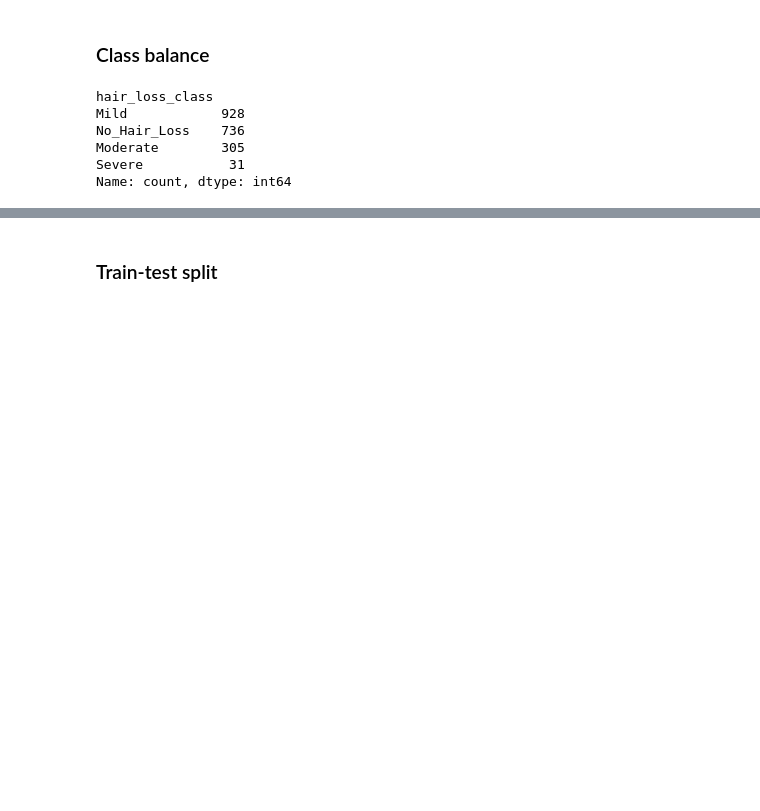
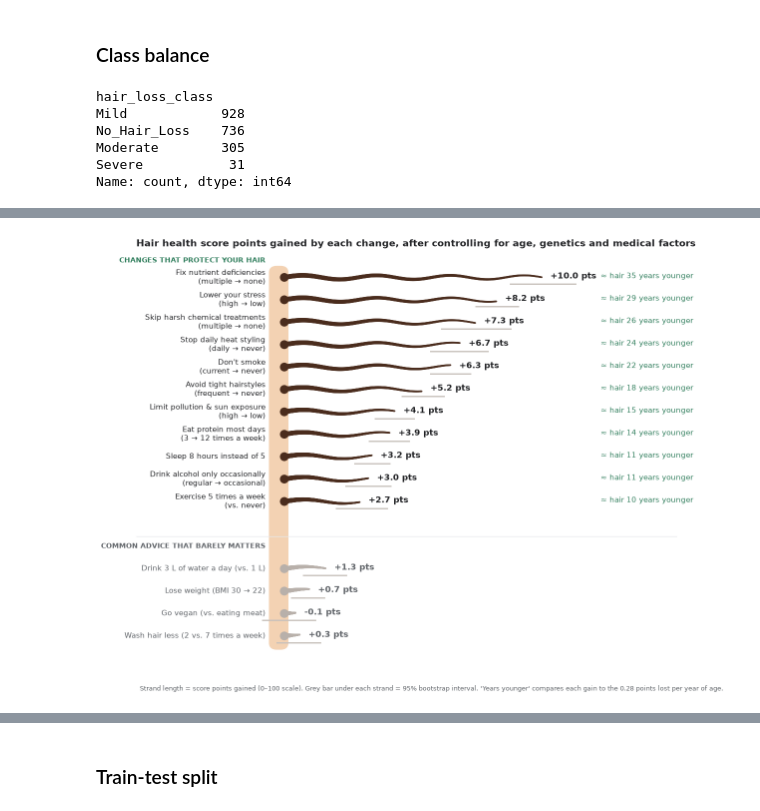
Before and after one commit to JayDbb/Hair-Loss-Classification-Model, a Jupyter notebook: hair_health.ipynb, the cells around one changed output, grey strips where cells are left out. Saved outputs shown, nothing was run; the diff lists cells and outputs as text; code cells hidden in the pictures; blank space fills up the shorter version.

Commit message:
Add lifestyle insight visuals: protection plan, genes vs habits, split ends

```diff
--- a/hair_health.ipynb
+++ b/hair_health.ipynb
@@ -267,0 +335,79 @@ Name: count, dtype: int64
+# %%
+def contrast(cf, good, bad):
+    return cf[good] - cf[bad]
+
+actions = [  # (label, function of a coefficient vector -> score points gained)
+    ("Fix nutrient deficiencies\n(multiple → none)", lambda c: contrast(c, "nutritional_deficiency_No_Deficiency", "nutritional_deficiency_Multiple")),
+    ("Lower your stress\n(high → low)", lambda c: contrast(c, "stress_level_Low", "stress_level_High")),
+    ("Skip harsh chemical treatments\n(multiple → none)", lambda c: contrast(c, "chemical_hair_treatment_No_Chemical_Treatment", "chemical_hair_treatment_Multiple")),
+    ("Stop daily heat styling\n(daily → never)", lambda c: contrast(c, "heat_styling_frequency_Never", "heat_styling_frequency_Daily")),
+    ("Don't smoke\n(current → never)", lambda c: contrast(c, "smoking_status_Never", "smoking_status_Current")),
+    ("Avoid tight hairstyles\n(frequent → never)", lambda c: contrast(c, "tight_hairstyle_frequency_Never", "tight_hairstyle_frequency_Frequent")),
+    ("Eat protein most days\n(3 → 12 times a week)", lambda c: c["protein_frequency_per_week"] * 9),
+    ("Limit pollution & sun exposure\n(high → low)", lambda c: contrast(c, "environmental_exposure_Low", "environmental_exposure_High")),
+    ("Sleep 8 hours instead of 5", lambda c: c["sleep_hours"] * 3),
+    ("Drink alcohol only occasionally\n(regular → occasional)", lambda c: contrast(c, "alcohol_consumption_Occasional", "alcohol_consumption_Regular")),
+    ("Exercise 5 times a week\n(vs. never)", lambda c: c["exercise_frequency_per_week"] * 5),
+]
+myths = [
+    ("Drink 3 L of water a day (vs. 1 L)", lambda c: c["water_intake_liters"] * 2),
+    ("Lose weight (BMI 30 → 22)", lambda c: c["bmi"] * -8),
+    ("Go vegan (vs. eating meat)", lambda c: contrast(c, "diet_type_Vegan", "diet_type_Non_Vegetarian")),
+    ("Wash hair less (2 vs. 7 times a week)", lambda c: c["wash_frequency_per_week"] * -5),
+]
+
+def summarise(items):
+    out = []
+    for label, f in items:
+        bs = np.array([f(b) for b in boot])
+        out.append((label, f(coefs), *np.percentile(bs, [2.5, 97.5])))
+    return pd.DataFrame(out, columns=["label", "pts", "lo", "hi"])
+
+act = summarise(actions).sort_values("pts", ascending=False).reset_index(drop=True)
+myt = summarise(myths)
+
+rows = len(act) + len(myt) + 2  # spacer rows for the myth header
+fig, ax = plt.subplots(figsize=(14, 10.5))
+y_positions = list(range(rows - 1, rows - 1 - len(act), -1)) + list(range(len(myt) - 1, -1, -1))
+max_pts = act["pts"].max()
+
+# the scalp: a skin band on the left that every strand grows out of
+ax.add_patch(FancyBboxPatch((-0.9, -0.6), 0.75, rows + 0.1, boxstyle="round,pad=0,rounding_size=0.3",
+                            color=SKIN, zorder=1))
+for (i, r), yy in zip(pd.concat([act, myt]).reset_index(drop=True).iterrows(), y_positions):
+    is_myth = i >= len(act)
+    col = "#B8B0AA" if is_myth else HAIR
+    length = max(r["pts"], 0.15)
+    ax.add_patch(Ellipse((-0.3, yy), 0.32, 0.36, color=col, zorder=3))  # follicle bulb
+    t = np.linspace(0, 1, 200)
+    xs = -0.3 + (length + 0.3) * t
+    ys = yy + 0.09 * np.sin(t * length * 2.2)
+    for k in range(len(t) - 1):  # tapering strand
+        ax.plot(xs[k:k + 2], ys[k:k + 2], color=col, lw=7 * (1 - 0.65 * t[k]), solid_capstyle="round", zorder=2)
+    ax.plot([r["lo"], r["hi"]], [yy - 0.3, yy - 0.3], color="#C9C2BC", lw=2, zorder=1)  # 95% interval
+    years = r["pts"] / POINTS_PER_YEAR
+    txt = f"+{r['pts']:.1f} pts" if r["pts"] >= 0 else f"{r['pts']:.1f} pts"
+    ax.text(length + 0.35, yy + 0.05, txt, va="center", fontsize=12, fontweight="bold",
+            color=MUTED if is_myth else INK)
+    if not is_myth:
+        ax.text(max_pts + 0.35 + 2.0, yy + 0.05, f"≈ hair {years:.0f} years younger", va="center",
+                fontsize=10.5, color=GOOD)
+    ax.text(-1.05, yy, r["label"], ha="right", va="center", fontsize=10.5, color=MUTED if is_myth else INK)
+
+ax.axhline(len(myt) + 0.45, xmin=0.0, xmax=1, color=GRID, lw=1)
+ax.text(-1.05, len(myt) + 0.0, "COMMON ADVICE THAT BARELY MATTERS", ha="right", va="center",
+        fontsize=10, fontweight="bold", color=MUTED)
+ax.text(-1.05, rows - 0.25, "CHANGES THAT PROTECT YOUR HAIR", ha="right", va="center",
+        fontsize=10, fontweight="bold", color=GOOD)
+ax.set_xlim(-6.2, max_pts + 5.4)
+ax.set_ylim(-0.8, rows + 0.2)
+ax.axis("off")
+ax.set_title("Hair health score points gained by each change, after controlling for age, genetics and medical factors",
+             fontsize=14, fontweight="bold", loc="left", color=INK, x=-0.0)
+fig.text(0.13, 0.04, "Strand length = score points gained (0–100 scale). Grey bar under each strand = 95% bootstrap interval. "
+         f"'Years younger' compares each gain to the {POINTS_PER_YEAR:.2f} points lost per year of age.",
+         fontsize=9, color=MUTED)
+plt.savefig("figures/protection_plan.png", dpi=200, bbox_inches="tight")
+plt.show()
+# %% [output]
+[figure, added]
```
Also changed, not shown: parts of 20 cells of this notebook, 3 other files.
